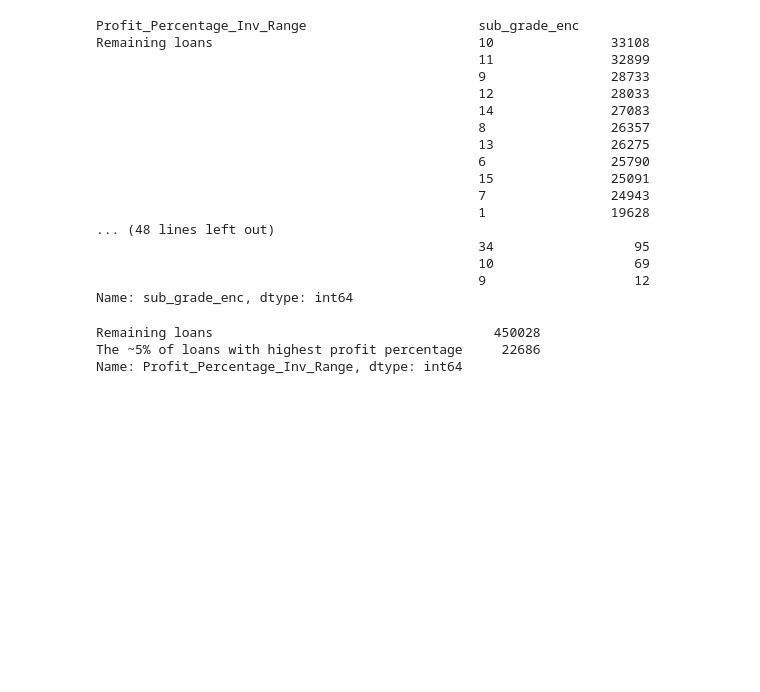
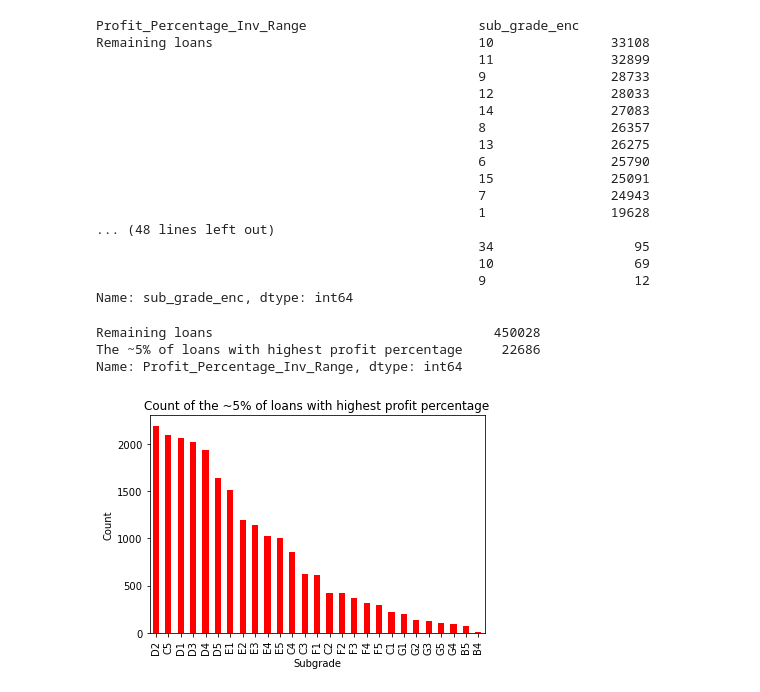
Before and after one commit to lebawilamowsky/capstone_project, a Jupyter notebook: Capstone_Project.ipynb, the cells around one changed output. Saved outputs shown, nothing was run; the diff lists cells and outputs as text; code cells hidden in the pictures; blank space fills up the shorter version.

```diff
--- a/Capstone_Project.ipynb
+++ b/Capstone_Project.ipynb
@@ -652,3 +661,11 @@ data['Profit_Percentage_Inv_Range'].value_counts()
 Remaining loans                                    450028
 The ~5% of loans with highest profit percentage     22686
 Name: Profit_Percentage_Inv_Range, dtype: int64
+# %%
+data[data['Profit_Percentage_Inv_Range']=='The ~5% of loans with highest profit percentage']['sub_grade'].value_counts().plot(kind="bar",color='r')
+plt.xlabel('Subgrade')
+plt.ylabel('Count')
+plt.title('Count of the ~5% of loans with highest profit percentage')
+plt.show()
+# %% [output]
+[figure, added]
```
Also changed, not shown: parts of 16 cells of this notebook.
